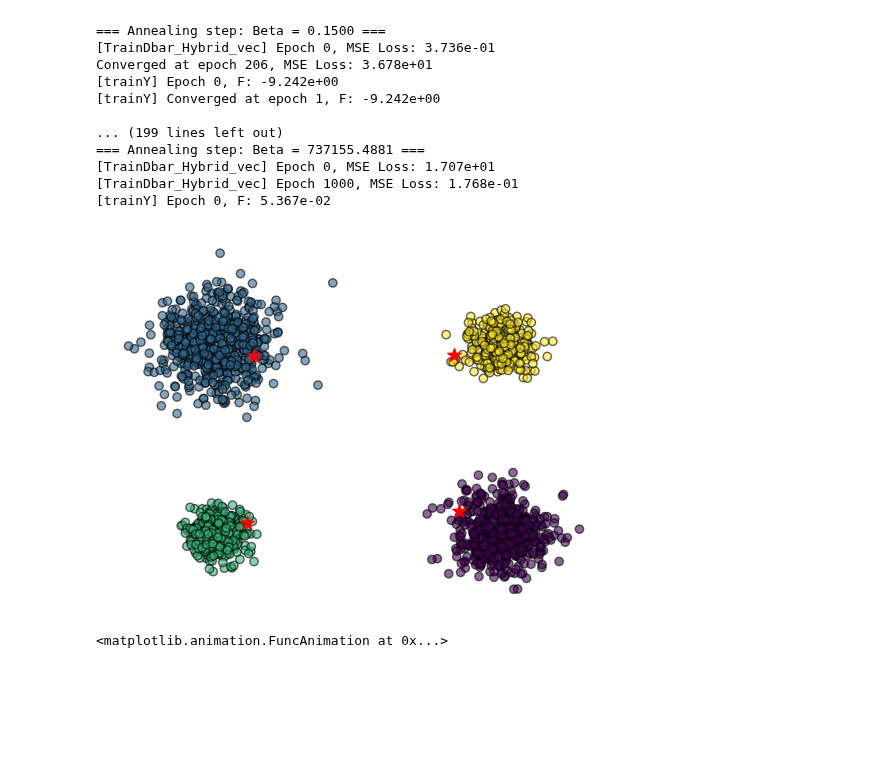
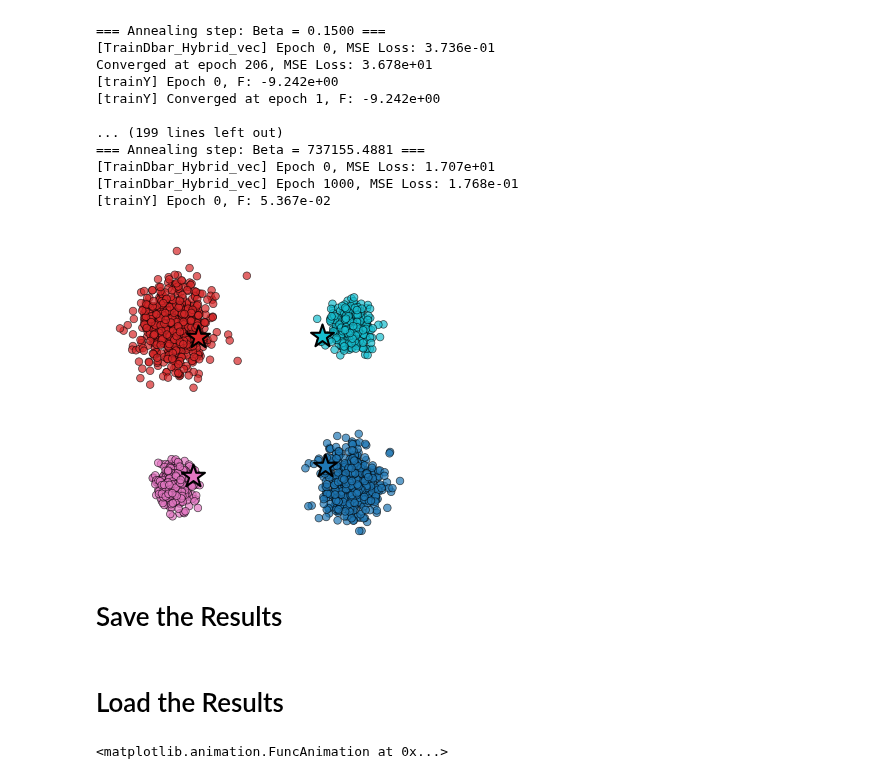
Before and after one commit to salar96/AutonomyAwareClustering, a Jupyter notebook: ReinforcementBasedClustering/DeepClusteringParametrized.ipynb, the cells around one changed output. Saved outputs shown, nothing was run; the diff lists cells and outputs as text; code cells hidden in the pictures; blank space fills up the shorter version.

```diff
--- a/ReinforcementBasedClustering/DeepClusteringParametrized.ipynb
+++ b/ReinforcementBasedClustering/DeepClusteringParametrized.ipynb
@@ -126,26 +126,13 @@ Converged at epoch 206, MSE Loss: 3.678e+01
 [TrainDbar_Hybrid_vec] Epoch 1000, MSE Loss: 1.768e-01
 [trainY] Epoch 0, F: 5.367e-02
 # %%
-# plot locations of X and final y
-import matplotlib.pyplot as plt
+
+from Plotter import PlotClustering
 
 pi = history_pi_all[-1]
-# converting results to numpy
 X_np = X.detach().cpu().numpy()
 y_np = Y_opt.detach().cpu().numpy()
-plt.scatter(
-    X_np[:, 0],
-    X_np[:, 1],
-    c=pi,
-    cmap="viridis",
-    marker="o",
-    edgecolors="black",
-    alpha=0.6,
-    label="Data Points",
-)
-plt.axis('off')
-plt.scatter(y_np[:, 0], y_np[:, 1], label="Centroids", marker="*", s=100, color="red", edgecolors="red")
-plt.savefig("Results/Alg5_idx4_def_clustering_result.png", dpi=400)
-plt.show()
+
+PlotClustering(X_np, y_np, pi)
 # %% [output]
-[figure, old version]
+[figure, new version]
@@ -151,0 +141,2 @@ plt.show()
+# %% [markdown]
+# Save the Results
@@ -151,0 +186,2 @@ plt.show()
+# %% [markdown]
+# Load the Results
```
Also changed, not shown: parts of 5 cells of this notebook, 13 other files.
